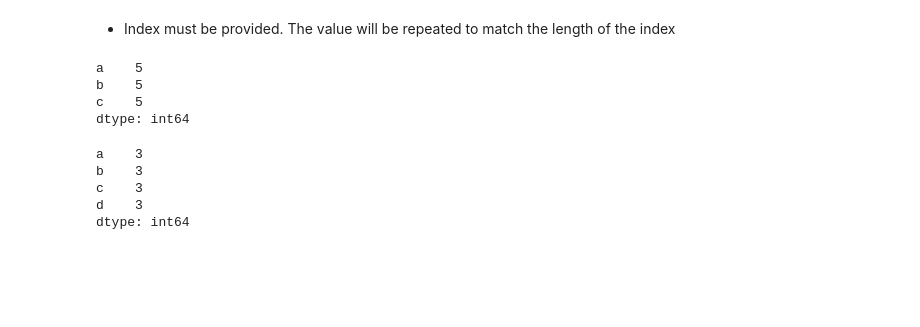
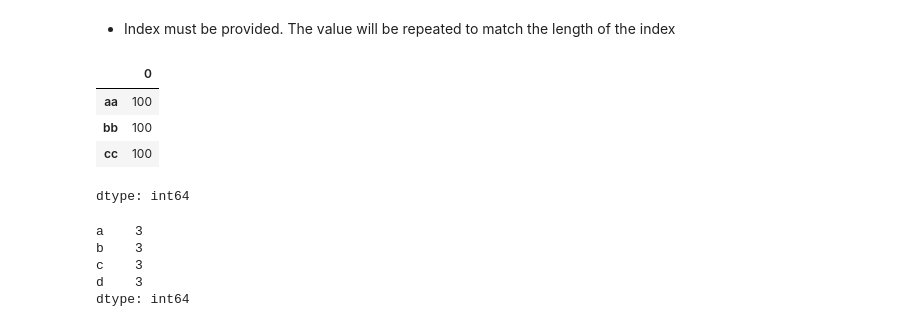
Before and after one commit to IAT-ExploringAI-2024/Week1---Intro-to-Python, a Jupyter notebook: Introduction_to_Python.ipynb, the cells around one changed output. Cells and saved outputs as stored; diff of their text form; code cells hidden in the pictures; blank space fills up the shorter version.

```diff
--- a/Introduction_to_Python.ipynb
+++ b/Introduction_to_Python.ipynb
@@ -1058,10 +1088,13 @@ dtype: int64
 - Index must be provided. The value will be repeated to match the length of the index
 # %%
 pd.Series(5, index = ['a', 'b', 'c'])
+
+pd.Series(100, index = ['aa', 'bb', 'cc']) #example 17
 # %% [output]
+|  | 0 |
+| aa | 100 |
+| bb | 100 |
+| cc | 100 |
-a    5
-b    5
-c    5
 dtype: int64
 # %%
  x = pd.Series(3, index=['a', 'b', 'c', 'd'])
```
Also changed, not shown: parts of 23 cells of this notebook.
